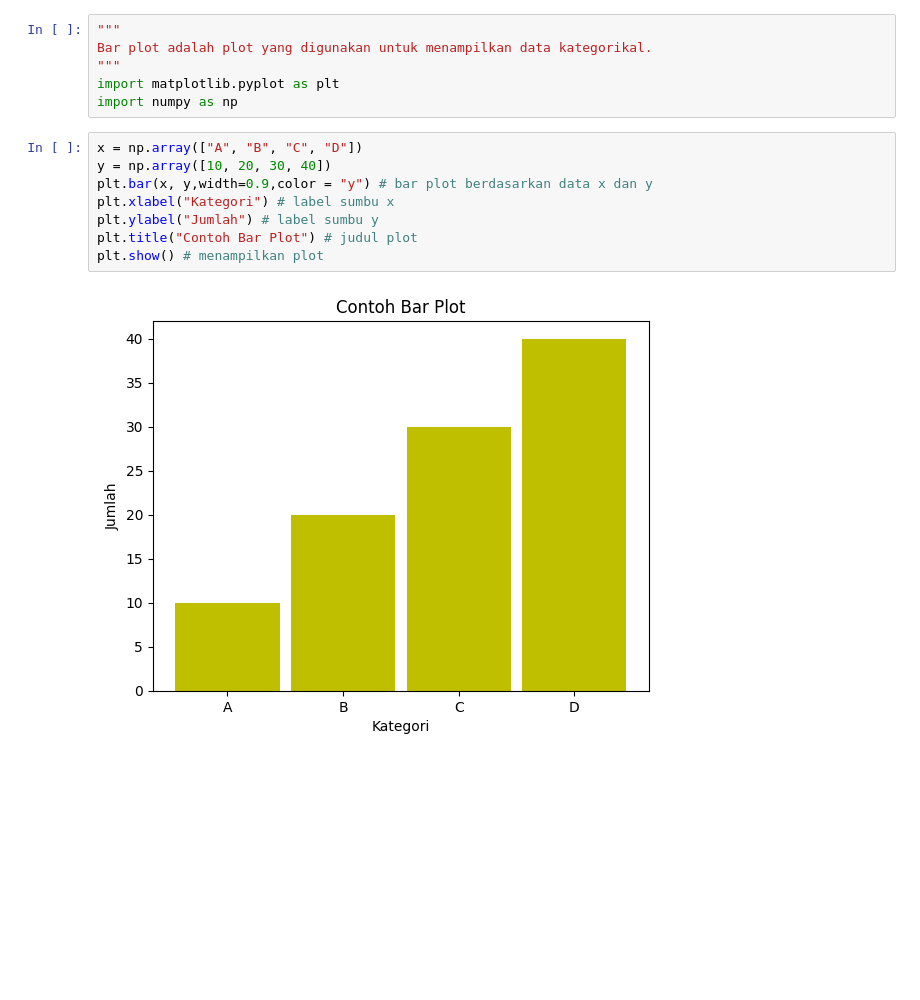
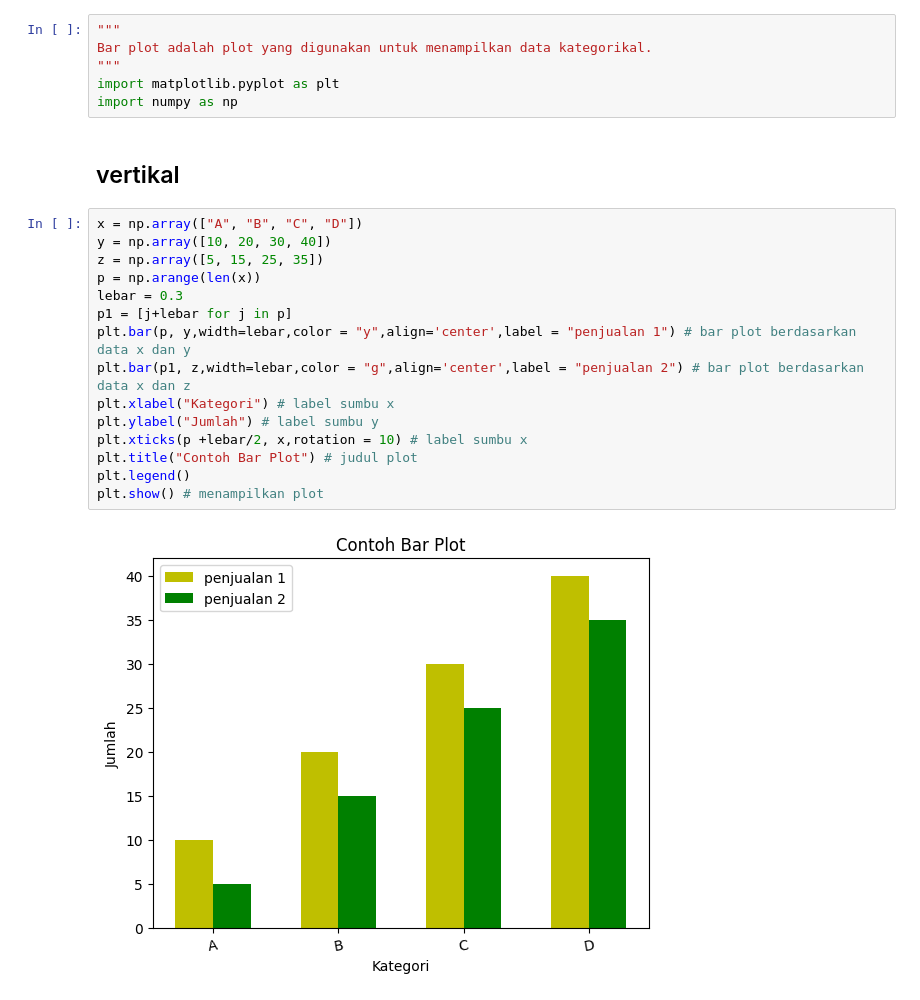
Before and after one commit to Alvi399/My-Data-Science, a Jupyter notebook: Matplotlib/01. Bar Plot.ipynb, the cells around one changed output. Saved outputs shown, nothing was run; the diff lists cells and outputs as text; blank space fills up the shorter version.

```diff
--- a/Matplotlib/01. Bar Plot.ipynb
+++ b/Matplotlib/01. Bar Plot.ipynb
@@ -4,13 +4,22 @@ Bar plot adalah plot yang digunakan untuk menampilkan data kategorikal.
 """
 import matplotlib.pyplot as plt
 import numpy as np
+# %% [markdown]
+## vertikal
 # %%
 x = np.array(["A", "B", "C", "D"])
 y = np.array([10, 20, 30, 40])
-plt.bar(x, y,width=0.9,color = "y") # bar plot berdasarkan data x dan y
+z = np.array([5, 15, 25, 35])
+p = np.arange(len(x))
+lebar = 0.3
+p1 = [j+lebar for j in p]
+plt.bar(p, y,width=lebar,color = "y",align='center',label = "penjualan 1") # bar plot berdasarkan data x dan y
+plt.bar(p1, z,width=lebar,color = "g",align='center',label = "penjualan 2") # bar plot berdasarkan data x dan z
 plt.xlabel("Kategori") # label sumbu x
 plt.ylabel("Jumlah") # label sumbu y
+plt.xticks(p +lebar/2, x,rotation = 10) # label sumbu x
 plt.title("Contoh Bar Plot") # judul plot
+plt.legend()
 plt.show() # menampilkan plot
 # %% [output]
-[figure, old version]
+[figure, new version]
```
Also changed, not shown: parts of 2 cells of this notebook.
